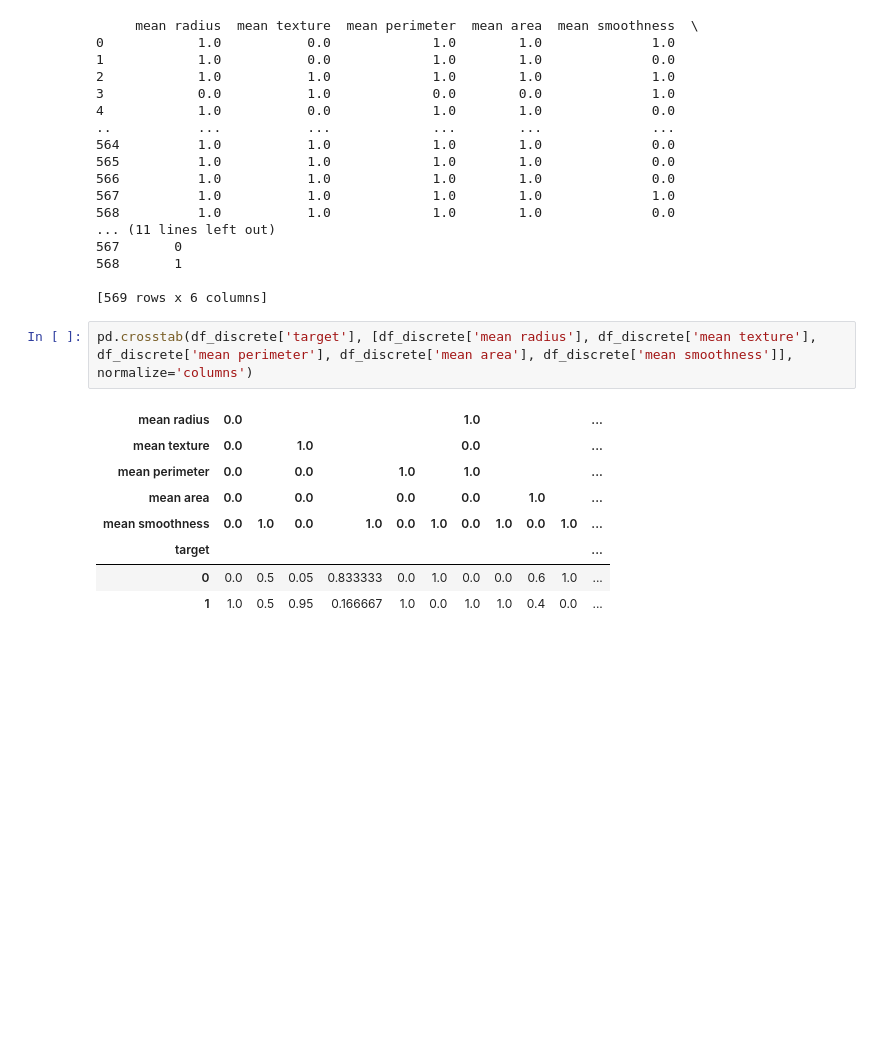
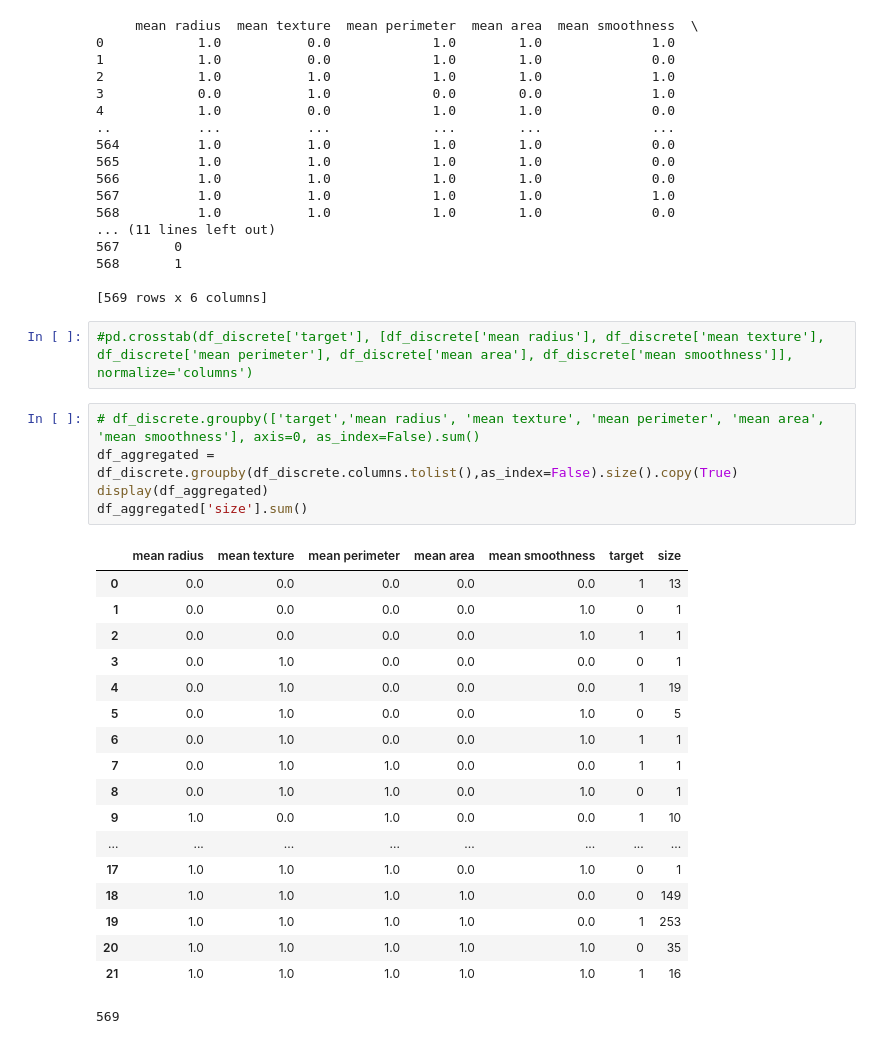
Before and after one commit to alessiorecchia/strive_exe, a Jupyter notebook: M1_Math/04. Probability/test.ipynb, the cells around one changed output. Saved outputs shown, nothing was run; the diff lists cells and outputs as text; blank space fills up the shorter version.

Commit message:
Still working on Conditional Probability Table

```diff
--- a/M1_Math/04. Probability/test.ipynb
+++ b/M1_Math/04. Probability/test.ipynb
@@ -91,13 +91,28 @@ print(df_discrete)
 
 [569 rows x 6 columns]
 # %%
-pd.crosstab(df_discrete['target'], [df_discrete['mean radius'], df_discrete['mean texture'], df_discrete['mean perimeter'], df_discrete['mean area'], df_discrete['mean smoothness']], normalize='columns')
+#pd.crosstab(df_discrete['target'], [df_discrete['mean radius'], df_discrete['mean texture'], df_discrete['mean perimeter'], df_discrete['mean area'], df_discrete['mean smoothness']], normalize='columns')
-# %% [output]
-| mean radius | 0.0 |  |  |  |  |  | 1.0 |  |  |  | ... |
-| mean texture | 0.0 |  | 1.0 |  |  |  | 0.0 |  |  |  | ... |
-| mean perimeter | 0.0 |  | 0.0 |  | 1.0 |  | 1.0 |  |  |  | ... |
-| mean area | 0.0 |  | 0.0 |  | 0.0 |  | 0.0 |  | 1.0 |  | ... |
-| mean smoothness | 0.0 | 1.0 | 0.0 | 1.0 | 0.0 | 1.0 | 0.0 | 1.0 | 0.0 | 1.0 | ... |
-| target |  |  |  |  |  |  |  |  |  |  | ... |
-| 0 | 0.0 | 0.5 | 0.05 | 0.833333 | 0.0 | 1.0 | 0.0 | 0.0 | 0.6 | 1.0 | ... |
-| 1 | 1.0 | 0.5 | 0.95 | 0.166667 | 1.0 | 0.0 | 1.0 | 1.0 | 0.4 | 0.0 | ... |
+# %%
+# df_discrete.groupby(['target','mean radius', 'mean texture', 'mean perimeter', 'mean area', 'mean smoothness'], axis=0, as_index=False).sum()
+df_aggregated = df_discrete.groupby(df_discrete.columns.tolist(),as_index=False).size().copy(True)
+display(df_aggregated)
+df_aggregated['size'].sum()
+# %% [output]
+|  | mean radius | mean texture | mean perimeter | mean area | mean smoothness | target | size |
+| 0 | 0.0 | 0.0 | 0.0 | 0.0 | 0.0 | 1 | 13 |
+| 1 | 0.0 | 0.0 | 0.0 | 0.0 | 1.0 | 0 | 1 |
+| 2 | 0.0 | 0.0 | 0.0 | 0.0 | 1.0 | 1 | 1 |
+| 3 | 0.0 | 1.0 | 0.0 | 0.0 | 0.0 | 0 | 1 |
+| 4 | 0.0 | 1.0 | 0.0 | 0.0 | 0.0 | 1 | 19 |
+| 5 | 0.0 | 1.0 | 0.0 | 0.0 | 1.0 | 0 | 5 |
+| 6 | 0.0 | 1.0 | 0.0 | 0.0 | 1.0 | 1 | 1 |
+| 7 | 0.0 | 1.0 | 1.0 | 0.0 | 0.0 | 1 | 1 |
+| 8 | 0.0 | 1.0 | 1.0 | 0.0 | 1.0 | 0 | 1 |
+| 9 | 1.0 | 0.0 | 1.0 | 0.0 | 0.0 | 1 | 10 |
+| ... | ... | ... | ... | ... | ... | ... | ... |
+| 17 | 1.0 | 1.0 | 1.0 | 0.0 | 1.0 | 0 | 1 |
+| 18 | 1.0 | 1.0 | 1.0 | 1.0 | 0.0 | 0 | 149 |
+| 19 | 1.0 | 1.0 | 1.0 | 1.0 | 0.0 | 1 | 253 |
+| 20 | 1.0 | 1.0 | 1.0 | 1.0 | 1.0 | 0 | 35 |
+| 21 | 1.0 | 1.0 | 1.0 | 1.0 | 1.0 | 1 | 16 |
+569
```
